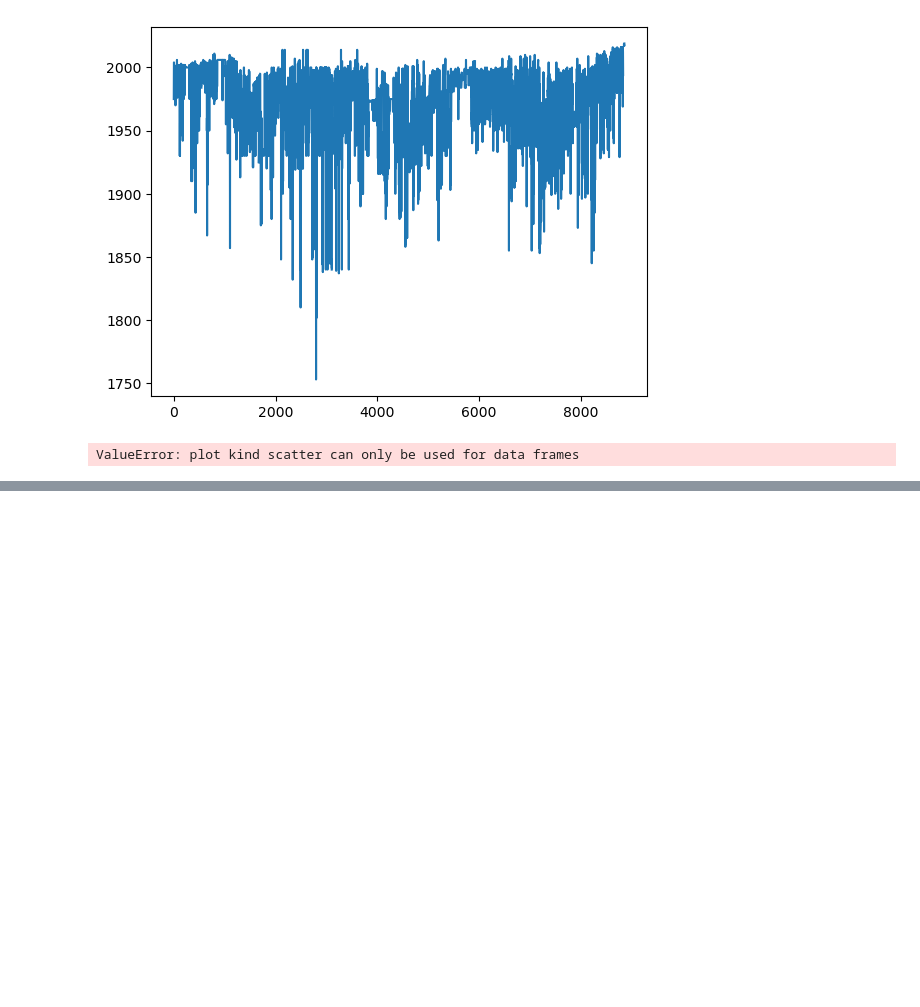
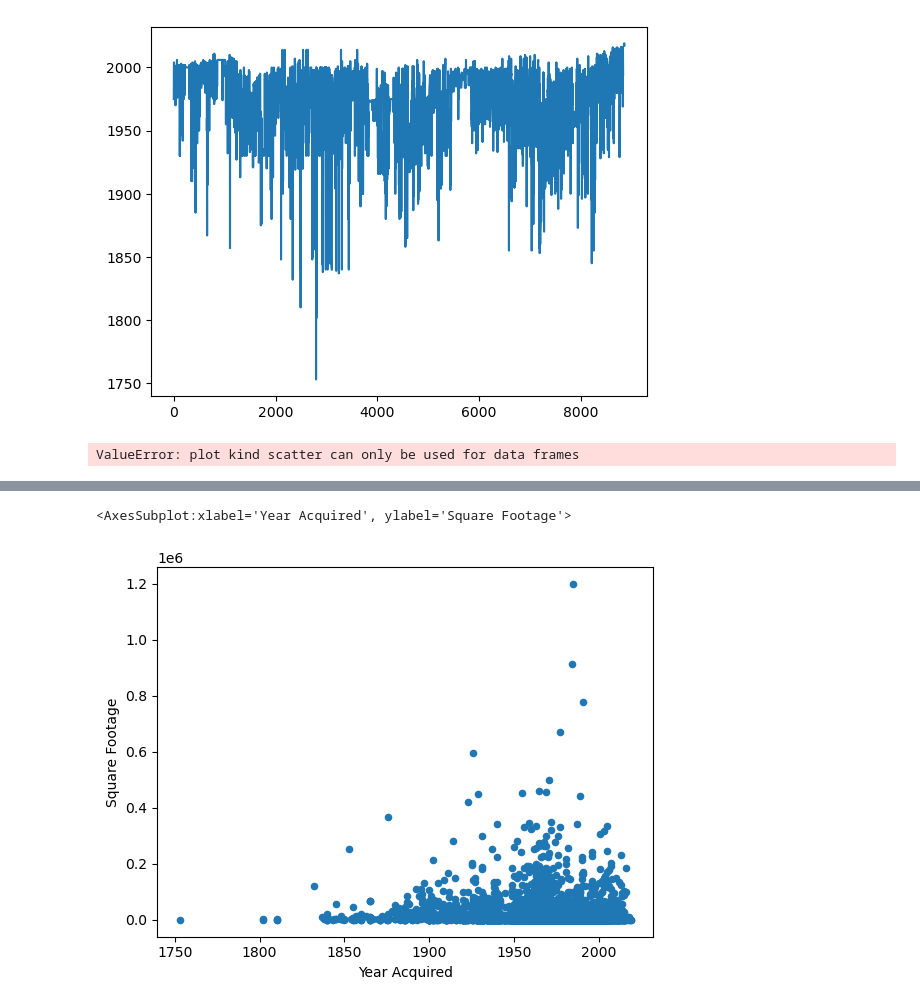
Before and after one commit to WiDS-Urbana-Champaign/WiDS-Urbana-Champaign.github.io, a Jupyter notebook: week02/inClass_week02.ipynb, the cells around one changed output, grey strips where cells are left out. Saved outputs shown, nothing was run; the diff lists cells and outputs as text; code cells hidden in the pictures; blank space fills up the shorter version.

```diff
--- a/week02/inClass_week02.ipynb
+++ b/week02/inClass_week02.ipynb
@@ -245,0 +261,6 @@ ValueError: plot kind scatter can only be used for data frames
+# %%
+#buildings['Year Acquired'].plot(kind='scatter')
+buildings.plot(x='Year Acquired', y='Square Footage', kind='scatter')
+# %% [output]
+<AxesSubplot:xlabel='Year Acquired', ylabel='Square Footage'>
+[figure, added]
```
Also changed, not shown: parts of 1 cell of this notebook.
